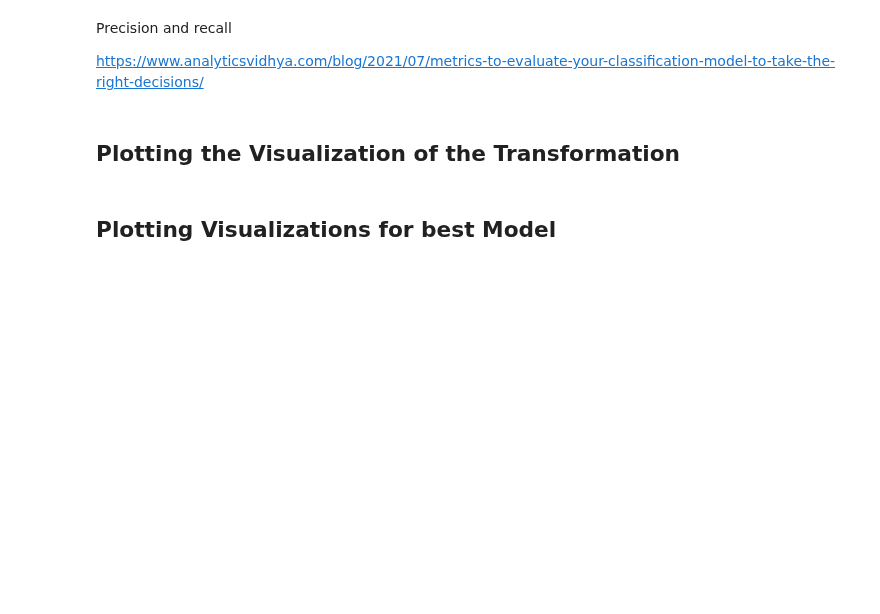
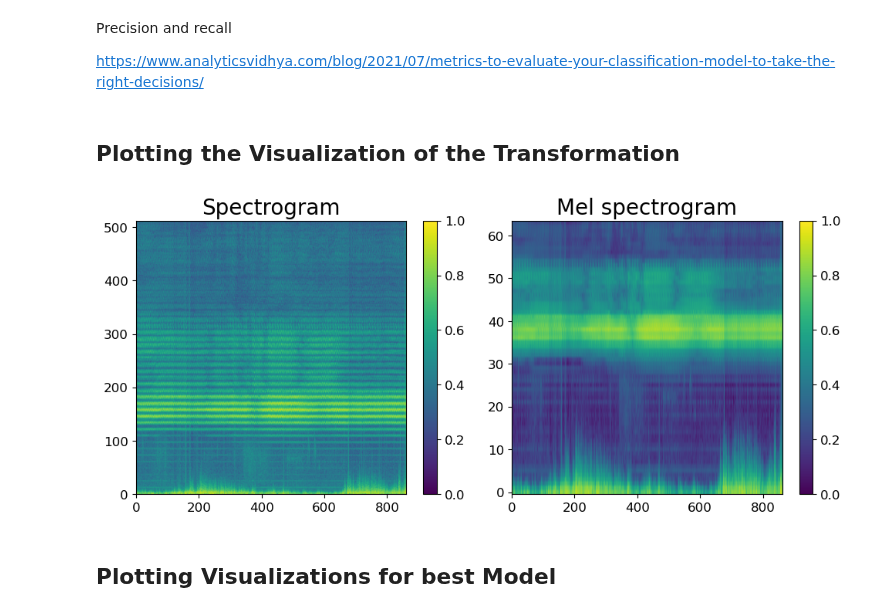
Before and after one commit to juliankraft/TermPaper1-Ecoacoustics, a Jupyter notebook: code/visualisation.ipynb, the cells around one changed output. Drawn from its saved outputs; the diff is of its cells as text; code cells hidden in the pictures; blank space fills up the shorter version.

```diff
--- a/code/visualisation.ipynb
+++ b/code/visualisation.ipynb
@@ -14,6 +14,31 @@ datamodule = InsectDatamodule(csv_paths=['../data/Cicadidae.csv', '../data/Ortho
 train_dataloader = datamodule.train_dataloader()
 
 metadata = train_dataloader.dataset.get_metadata()
+# %%
+def save_or_show(object, object_type, file_name, save = False):
+
+    figure_path = "../LaTeX/figures/"
+    table_path = "../LaTeX/tables/"
+
+    if object_type == 'figure':
+
+        if save:
+            plt.savefig(f'{figure_path}{file_name}.pdf')
+            plt.close()
+
+        else:
+            plt.show()
+
+    elif object_type == 'table':
+        if save:
+            with open(f'{table_path}{file_name}.tex', 'w') as f:
+                f.write(object)
+
+        else:
+            print(object)
+
+    else:
+        print("Invalid object_type")
 # %%
 # Set global parameters for axis labels and tick sizes
 plt.rcParams['axes.labelsize'] = 18  # Adjust the size of the axis labels
@@ -113,32 +138,32 @@ def plot_transformation(path: str,
 
     return fig
 # %%
-figure_path = "../LaTeX/figures/"
-# figure_path = None
+file_name = 'compare_spectrogram'
+object_type = 'figure'
 
 # setting up the parameters
 index=26
 n_fft = 1024
 n_mels = 64
 top_db = None
 pad_length = 0
 show_audiosample = False
 show_waveform = False
 
 path = metadata['path'][index]
 
 fig = plot_transformation(path=path,
         index=index,
         n_fft=n_fft,
         top_db=top_db,
         n_mels=n_mels,
         pad_length=pad_length,
         show_audiosample=show_audiosample,
         show_waveform=show_waveform)
 
-if figure_path is not None:
-        fig.savefig(f'{figure_path}compare_spectrogram.pdf')
-        plt.close(fig)
+save_or_show(fig, object_type, file_name, save = False)
+# %% [output]
+[figure, added]
 # %% [markdown]
 ## Plotting  Visualizations for best Model
 # %%
```
Also changed, not shown: parts of 15 cells of this notebook, 1 other file.
